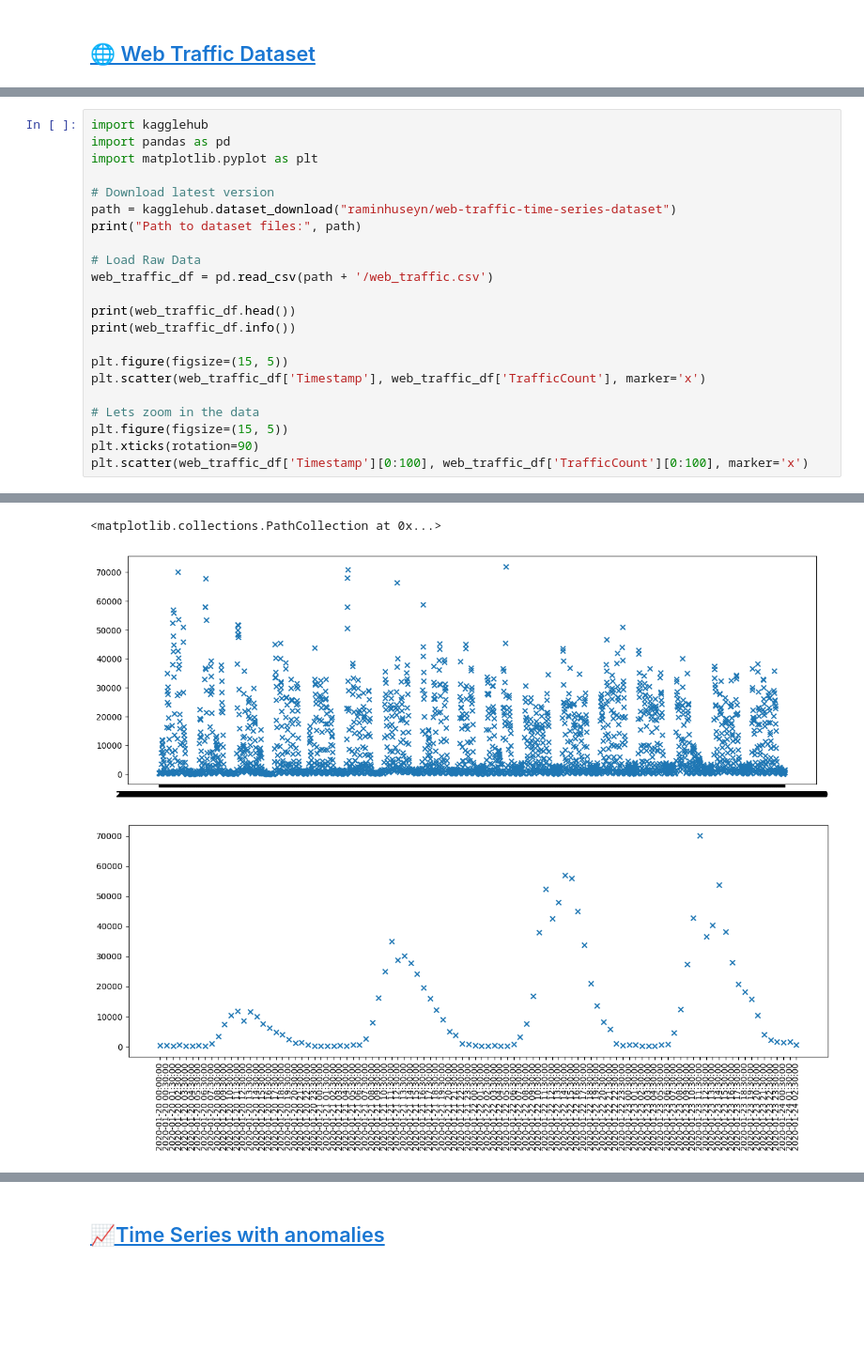
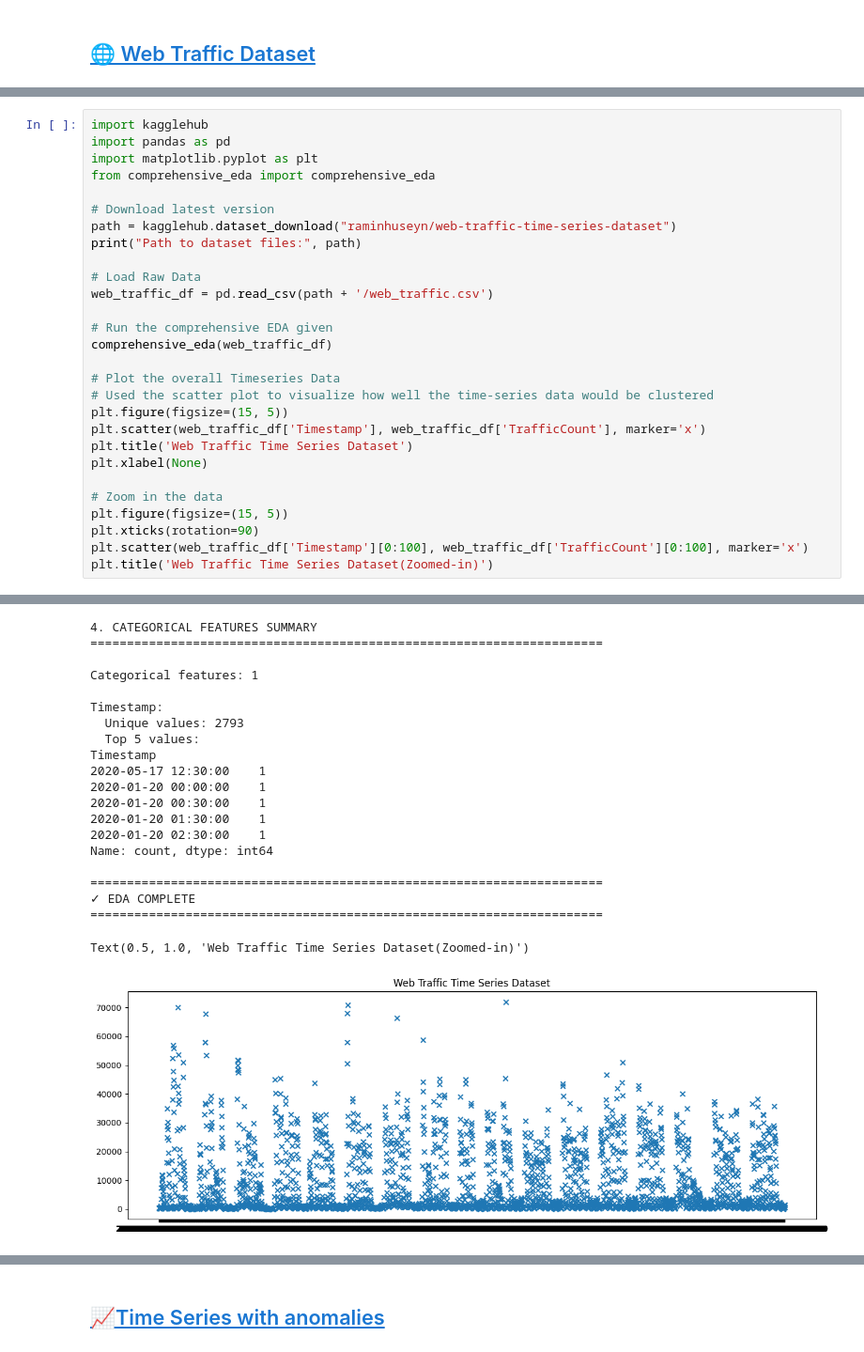
Before and after one commit to julersepnio/dbscan-eval, a Jupyter notebook: notebooks/experiments/01_Dataset_Search_&_Evaluation.ipynb, the cells around one changed output, grey strips where cells are left out. Shown at 94% size. Cells and saved outputs as stored; diff of their text form; blank space fills up the shorter version.

Commit message:
feat(eda): add comprehensive eda experiments

```diff
--- a/notebooks/experiments/01_Dataset_Search_&_Evaluation.ipynb
+++ b/notebooks/experiments/01_Dataset_Search_&_Evaluation.ipynb
@@ -12,6 +24,7 @@ Before arriving to the conclusion that creating a a dataset generator that best
 import kagglehub
 import pandas as pd
 import matplotlib.pyplot as plt
+from comprehensive_eda import comprehensive_eda
 
 # Download latest version
 path = kagglehub.dataset_download("raminhuseyn/web-traffic-time-series-dataset")
@@ -20,16 +33,21 @@ print("Path to dataset files:", path)
 # Load Raw Data
 web_traffic_df = pd.read_csv(path + '/web_traffic.csv')
 
-print(web_traffic_df.head())
-print(web_traffic_df.info())
+# Run the comprehensive EDA given
+comprehensive_eda(web_traffic_df)
 
+# Plot the overall Timeseries Data
+# Used the scatter plot to visualize how well the time-series data would be clustered
 plt.figure(figsize=(15, 5))
 plt.scatter(web_traffic_df['Timestamp'], web_traffic_df['TrafficCount'], marker='x')
+plt.title('Web Traffic Time Series Dataset')
+plt.xlabel(None)
 
-# Lets zoom in the data
+# Zoom in the data
 plt.figure(figsize=(15, 5))
 plt.xticks(rotation=90)
 plt.scatter(web_traffic_df['Timestamp'][0:100], web_traffic_df['TrafficCount'][0:100], marker='x')
+plt.title('Web Traffic Time Series Dataset(Zoomed-in)')
 # %% [output]
 Using Colab cache for faster access to the 'web-traffic-time-series-dataset' dataset.
 Path to dataset files: /kaggle/input/web-traffic-time-series-dataset
@@ -52,3 +70,21 @@ None
-<matplotlib.collections.PathCollection at 0x...>
+4. CATEGORICAL FEATURES SUMMARY
+======================================================================
+
+Categorical features: 1
+
+Timestamp:
+  Unique values: 2793
+  Top 5 values:
+Timestamp
+2020-05-17 12:30:00    1
+2020-01-20 00:00:00    1
+2020-01-20 00:30:00    1
+2020-01-20 01:30:00    1
+2020-01-20 02:30:00    1
+Name: count, dtype: int64
+
+======================================================================
+✓ EDA COMPLETE
+======================================================================
-[figure, old version]
+Text(0.5, 1.0, 'Web Traffic Time Series Dataset(Zoomed-in)')
-[figure, old version]
+[figure, new version]
```
Also changed, not shown: parts of 13 cells of this notebook, 1 other file.
